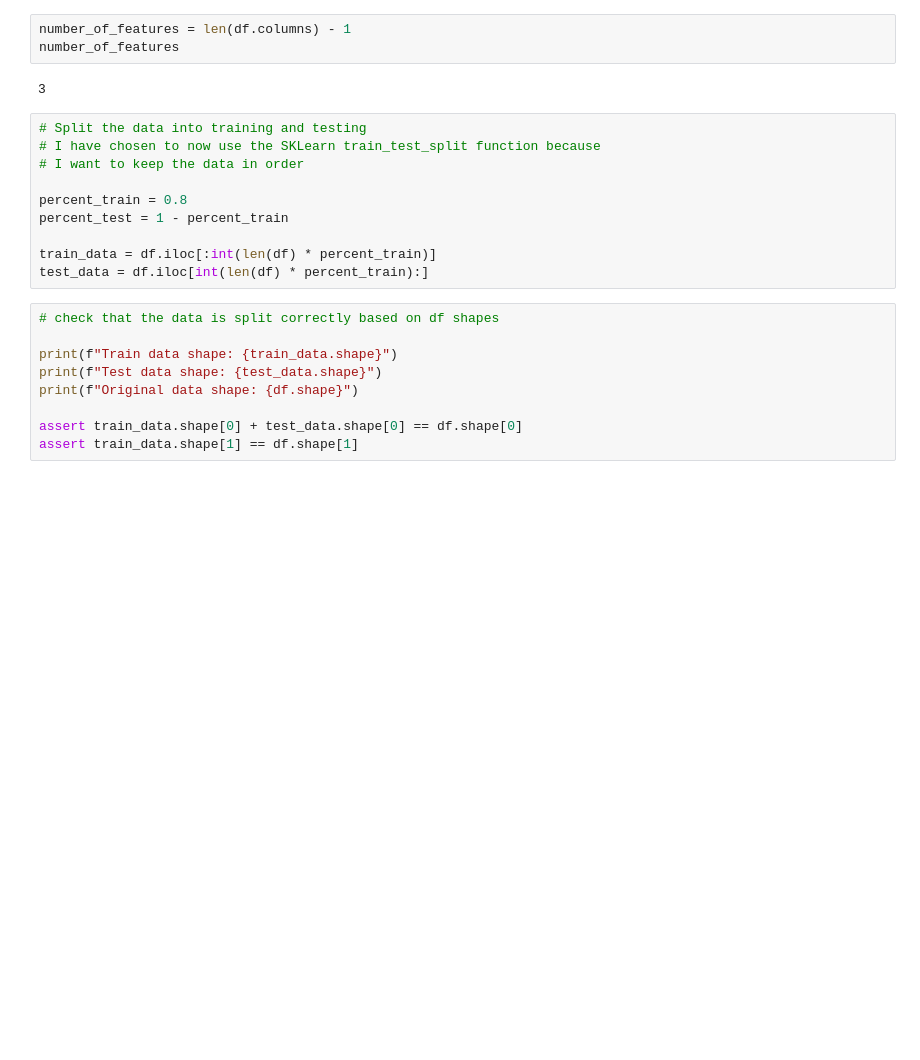
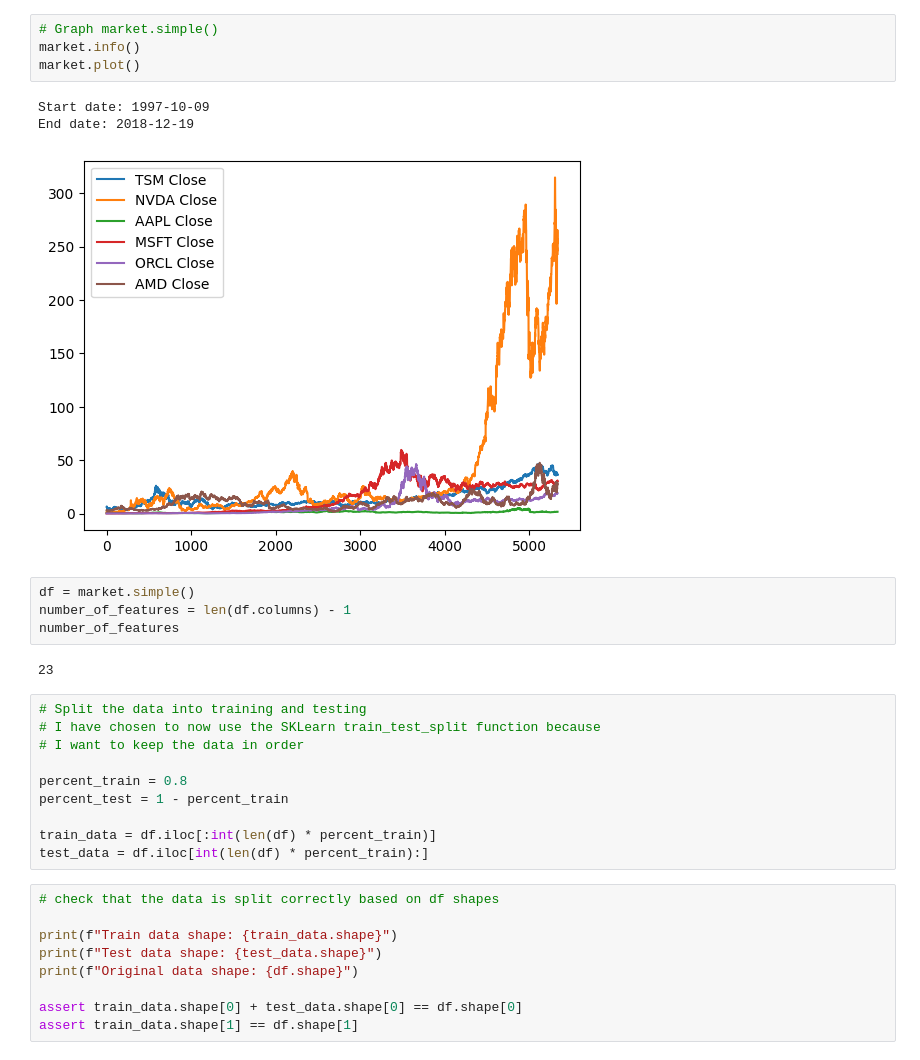
Before and after one commit to Forsyth-Creations/BrokerBob, a Jupyter notebook: brokerbob/test3.ipynb, the cells around one changed output. Cells and saved outputs as stored; diff of their text form; blank space fills up the shorter version.

```diff
--- a/brokerbob/test3.ipynb
+++ b/brokerbob/test3.ipynb
@@ -73,8 +138,17 @@ df
+# %%
+# Graph market.simple()
+market.info()
+market.plot()
+# %% [output]
+Start date: 1997-10-09
+End date: 2018-12-19
+[figure, added]
 # %%
+df = market.simple()
 number_of_features = len(df.columns) - 1
 number_of_features
 # %% [output]
-3
+23
 # %%
 # Split the data into training and testing
 # I have chosen to now use the SKLearn train_test_split function because
```
Also changed, not shown: parts of 23 cells of this notebook, 3 other files.
